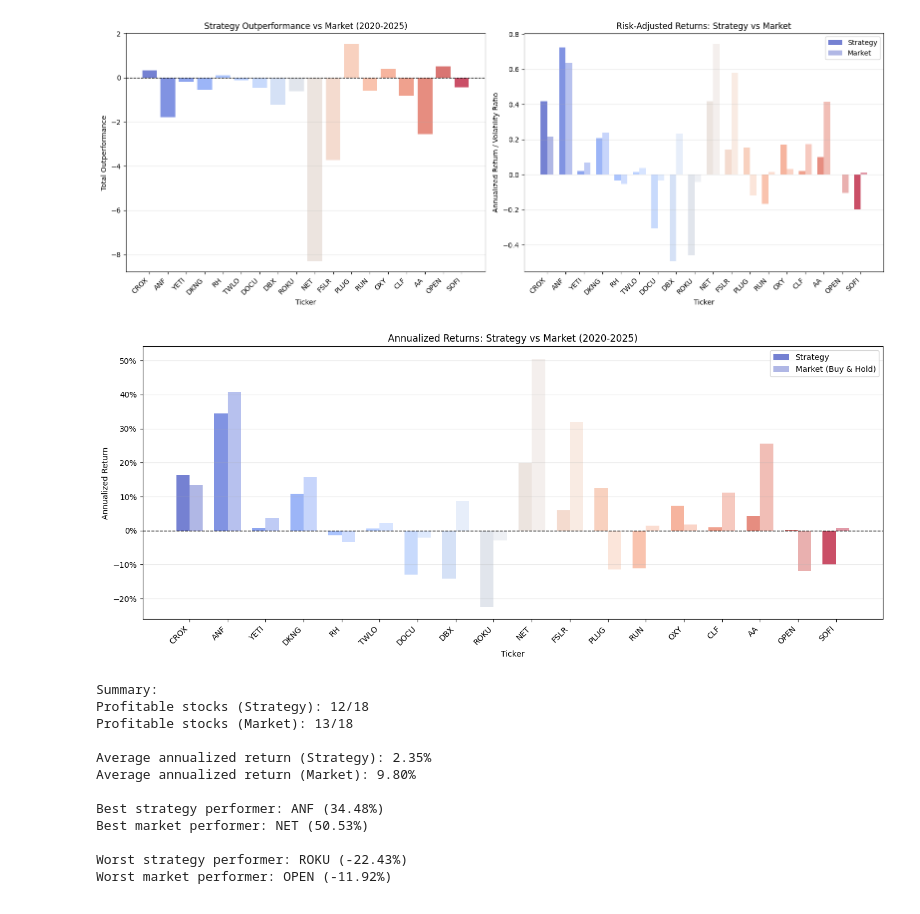
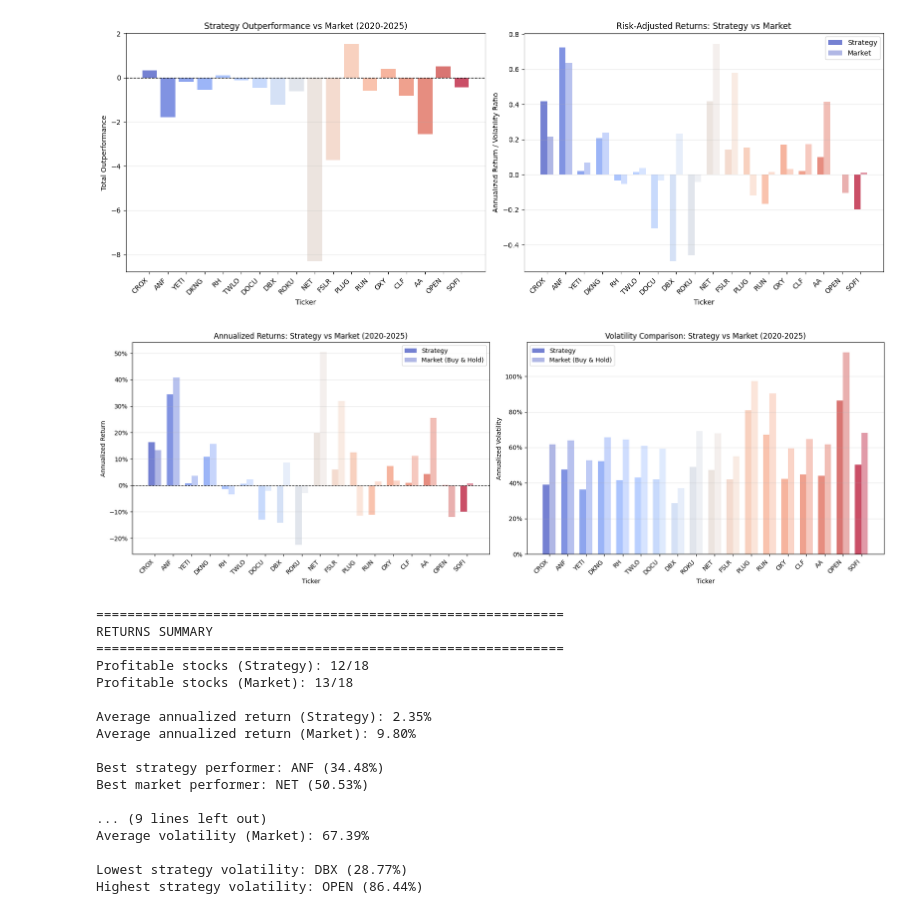
Before and after one commit to Dreckhoff/Finance, a Jupyter notebook: SimpleStrategy.ipynb, the cells around one changed output. Cells and saved outputs as stored; diff of their text form; code cells hidden in the pictures.

Commit message:
created a new strategy

```diff
--- a/SimpleStrategy.ipynb
+++ b/SimpleStrategy.ipynb
@@ -278,52 +281,79 @@ plt.show()
 # %% [output]
 [figure]
 # %%
-# Plot Annualized Strategy Returns vs Market Returns
+# Plot Annualized Returns and Volatility Comparison side by side
 from matplotlib.ticker import PercentFormatter
-fig, ax = plt.subplots(figsize=(14, 6))
+fig, (ax1, ax2) = plt.subplots(1, 2, figsize=(18, 6))
 
 annualized_strategy_returns = [metric_results[ticker]['Annualized Strategy Return'] for ticker in ticker_names]
 annualized_market_returns = [metric_results[ticker]['Annualized Market Return'] for ticker in ticker_names]
+strategy_volatility = [metric_results[ticker]['Strategy Volatility'] for ticker in ticker_names]
+market_volatility = [metric_results[ticker]['Market Volatility'] for ticker in ticker_names]
 x_pos = np.arange(len(ticker_names))
+width = 0.35
 
-# Create grouped bar chart
-width = 0.35
-bars1 = ax.bar(x_pos - width/2, annualized_strategy_returns, width, label='Strategy',
+# Plot 1: Annualized Returns
+bars1 = ax1.bar(x_pos - width/2, annualized_strategy_returns, width, label='Strategy',
                color=[colors(i) for i in range(len(ticker_names))], alpha=0.7)
-bars2 = ax.bar(x_pos + width/2, annualized_market_returns, width, label='Market (Buy & Hold)',
+bars2 = ax1.bar(x_pos + width/2, annualized_market_returns, width, label='Market (Buy & Hold)',
                color=[colors(i) for i in range(len(ticker_names))], alpha=0.4)
+ax1.axhline(y=0, color='black', linestyle='--', linewidth=1)
+ax1.set_xlabel('Ticker')
+ax1.set_ylabel('Annualized Return')
+ax1.set_title('Annualized Returns: Strategy vs Market (2020-2025)')
+ax1.set_xticks(x_pos)
+ax1.set_xticklabels(ticker_names, rotation=45, ha='right')
+ax1.yaxis.set_major_formatter(PercentFormatter(1))
+ax1.legend()
+ax1.grid(axis='y', alpha=0.3)
 
-# Add a horizontal line at 0 to show break-even
-ax.axhline(y=0, color='black', linestyle='--', linewidth=1)
-
-# Formatting
-ax.set_xlabel('Ticker')
-ax.set_ylabel('Annualized Return')
-ax.set_title('Annualized Returns: Strategy vs Market (2020-2025)')
-ax.set_xticks(x_pos)
-ax.set_xticklabels(ticker_names, rotation=45, ha='right')
-ax.yaxis.set_major_formatter(PercentFormatter(1))
-ax.legend()
-ax.grid(axis='y', alpha=0.3)
+# Plot 2: Volatility Comparison
+bars3 = ax2.bar(x_pos - width/2, strategy_volatility, width, label='Strategy',
+               color=[colors(i) for i in range(len(ticker_names))], alpha=0.7)
+bars4 = ax2.bar(x_pos + width/2, market_volatility, width, label='Market (Buy & Hold)',
+               color=[colors(i) for i in range(len(ticker_names))], alpha=0.4)
+ax2.set_xlabel('Ticker')
+ax2.set_ylabel('Annualized Volatility')
+ax2.set_title('Volatility Comparison: Strategy vs Market (2020-2025)')
+ax2.set_xticks(x_pos)
+ax2.set_xticklabels(ticker_names, rotation=45, ha='right')
+ax2.yaxis.set_major_formatter(PercentFormatter(1))
+ax2.legend()
+ax2.grid(axis='y', alpha=0.3)
 
 plt.tight_layout()
 plt.show()
 
-# Print summary statistics
+# Print combined summary statistics
 profitable_strategy_count = sum(1 for r in annualized_strategy_returns if r > 0)
 profitable_market_count = sum(1 for r in annualized_market_returns if r > 0)
-print(f"\nSummary:")
+lower_volatility_count = sum(1 for i in range(len(ticker_names)) if strategy_volatility[i] < market_volatility[i])
+
+print(f"\n{'='*60}")
+print(f"RETURNS SUMMARY")
+print(f"{'='*60}")
 print(f"Profitable stocks (Strategy): {profitable_strategy_count}/{len(ticker_names)}")
 print(f"Profitable stocks (Market): {profitable_market_count}/{len(ticker_names)}")
 print(f"\nAverage annualized return (Strategy): {np.mean(annualized_strategy_returns):.2%}")
 print(f"Average annualized return (Market): {np.mean(annualized_market_returns):.2%}")
 print(f"\nBest strategy performer: {ticker_names[np.argmax(annualized_strategy_returns)]} ({max(annualized_strategy_returns):.2%})")
 print(f"Best market performer: {ticker_names[np.argmax(annualized_market_returns)]} ({max(annualized_market_returns):.2%})")
 print(f"\nWorst strategy performer: {ticker_names[np.argmin(annualized_strategy_returns)]} ({min(annualized_strategy_returns):.2%})")
 print(f"Worst market performer: {ticker_names[np.argmin(annualized_market_returns)]} ({min(annualized_market_returns):.2%})")
+
+print(f"\n{'='*60}")
+print(f"VOLATILITY SUMMARY")
+print(f"{'='*60}")
+print(f"Stocks with lower strategy volatility: {lower_volatility_count}/{len(ticker_names)}")
+print(f"\nAverage volatility (Strategy): {np.mean(strategy_volatility):.2%}")
+print(f"Average volatility (Market): {np.mean(market_volatility):.2%}")
+print(f"\nLowest strategy volatility: {ticker_names[np.argmin(strategy_volatility)]} ({min(strategy_volatility):.2%})")
+print(f"Highest strategy volatility: {ticker_names[np.argmax(strategy_volatility)]} ({max(strategy_volatility):.2%})")
 # %% [output]
-[figure, old version]
+[figure, new version]
-Summary:
+============================================================
+RETURNS SUMMARY
+============================================================
 Profitable stocks (Strategy): 12/18
 Profitable stocks (Market): 13/18
 
@@ -333,5 +363,8 @@ Average annualized return (Market): 9.80%
 Best strategy performer: ANF (34.48%)
 Best market performer: NET (50.53%)
 
-Worst strategy performer: ROKU (-22.43%)
-Worst market performer: OPEN (-11.92%)
+... (9 lines left out)
+Average volatility (Market): 67.39%
+
+Lowest strategy volatility: DBX (28.77%)
+Highest strategy volatility: OPEN (86.44%)
```
Also changed, not shown: parts of 1 cell of this notebook, 3 other files.
